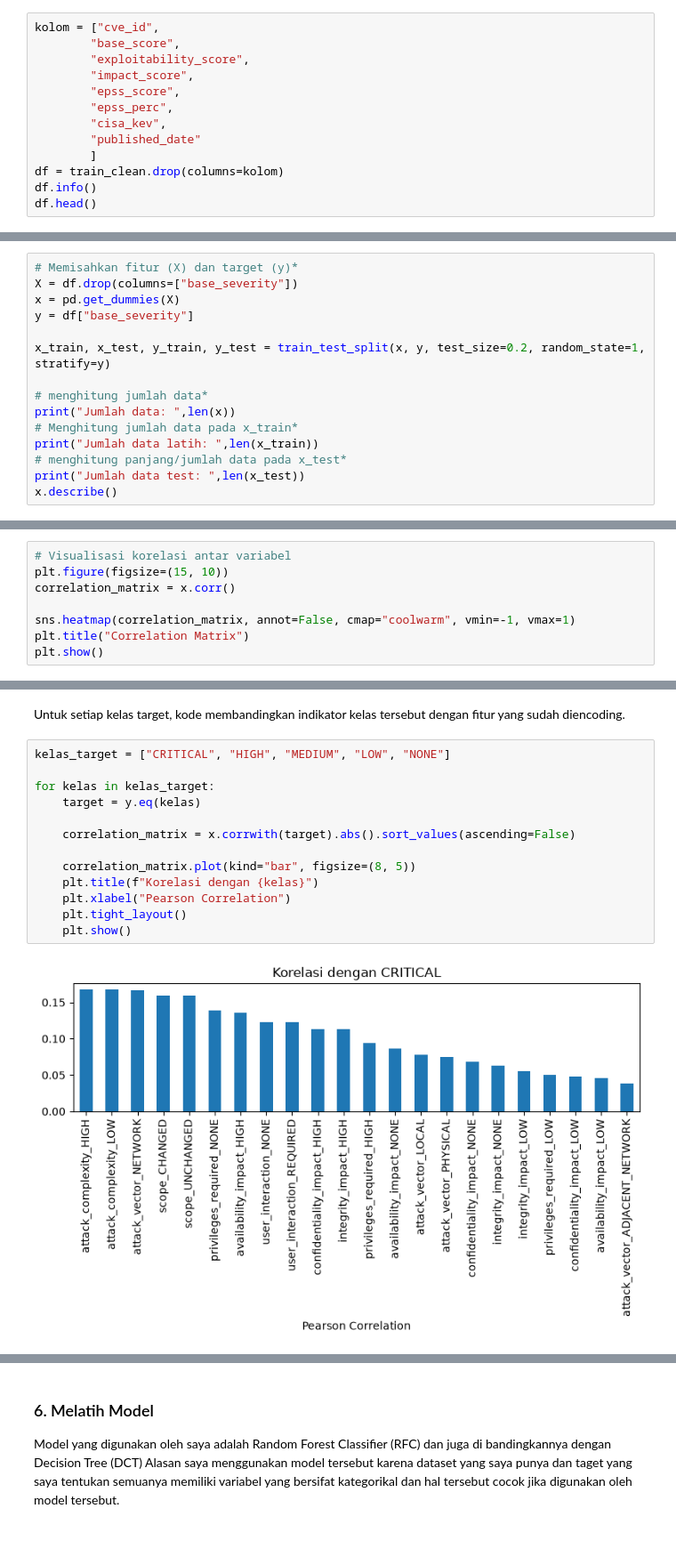
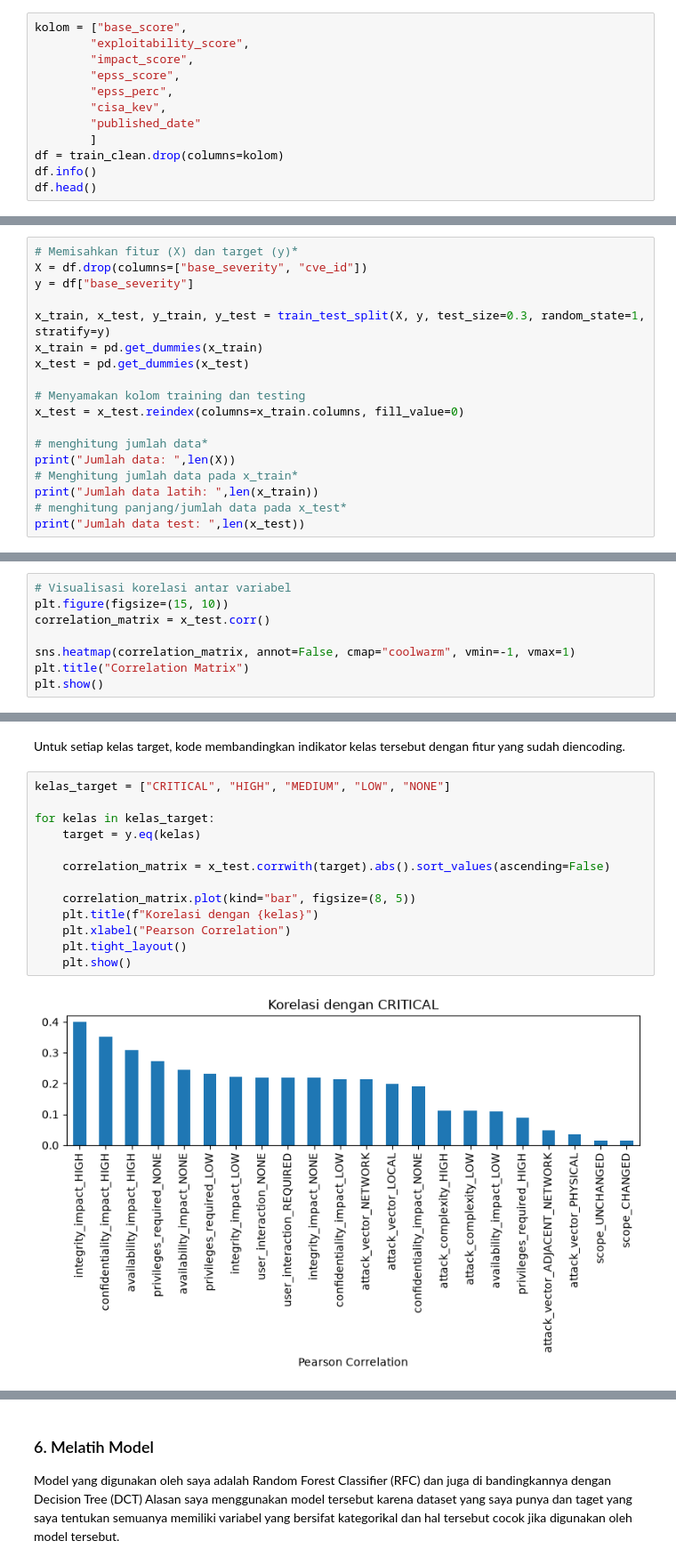
Before and after one commit to noata5505/Tugas-Mechine-Learning, a Jupyter notebook: projek.ipynb, the cells around one changed output, grey strips where cells are left out. Shown at 89% size. Cells and saved outputs as stored; diff of their text form; blank space fills up the shorter version.

```diff
--- a/projek.ipynb
+++ b/projek.ipynb
@@ -261,8 +271,7 @@ dtype: int64
 # %% [markdown]
 Menghapus kolom yang sudah dipilih dari dataset, lalu melihat struktur data yang tersisa untuk analisis berikutnya.
 # %%
-kolom = ["cve_id",
-        "base_score",
+kolom = ["base_score",
         "exploitability_score",
         "impact_score",
         "epss_score",
@@ -348,16 +387,19 @@ Split di lakukan dengan memisahkan target dan fitur terlebih dahulu, lalu sebelu
 # %%
 # Memisahkan fitur (X) dan target (y)*
-X = df.drop(columns=["base_severity"])
-x = pd.get_dummies(X)
+X = df.drop(columns=["base_severity", "cve_id"])
 y = df["base_severity"]
 
-x_train, x_test, y_train, y_test = train_test_split(x, y, test_size=0.2, random_state=1, stratify=y)
+x_train, x_test, y_train, y_test = train_test_split(X, y, test_size=0.3, random_state=1, stratify=y)
+x_train = pd.get_dummies(x_train)
+x_test = pd.get_dummies(x_test)
+
+# Menyamakan kolom training dan testing
+x_test = x_test.reindex(columns=x_train.columns, fill_value=0)
 
 # menghitung jumlah data*
-print("Jumlah data: ",len(x))
+print("Jumlah data: ",len(X))
 # Menghitung jumlah data pada x_train*
 print("Jumlah data latih: ",len(x_train))
 # menghitung panjang/jumlah data pada x_test*
 print("Jumlah data test: ",len(x_test))
-x.describe()
 # %% [output]
@@ -376,7 +416,7 @@ Melihat korelasi menggunakan heatmap dan melihat korelasi fitur dengan target be
 # %%
 # Visualisasi korelasi antar variabel
 plt.figure(figsize=(15, 10))
-correlation_matrix = x.corr()
+correlation_matrix = x_test.corr()
 
 sns.heatmap(correlation_matrix, annot=False, cmap="coolwarm", vmin=-1, vmax=1)
 plt.title("Correlation Matrix")
@@ -388,15 +428,15 @@ Untuk setiap kelas target, kode membandingkan indikator kelas tersebut dengan fi
 # %%
 kelas_target = ["CRITICAL", "HIGH", "MEDIUM", "LOW", "NONE"]
 
 for kelas in kelas_target:
     target = y.eq(kelas)
 
-    correlation_matrix = x.corrwith(target).abs().sort_values(ascending=False)
+    correlation_matrix = x_test.corrwith(target).abs().sort_values(ascending=False)
 
     correlation_matrix.plot(kind="bar", figsize=(8, 5))
     plt.title(f"Korelasi dengan {kelas}")
     plt.xlabel("Pearson Correlation")
     plt.tight_layout()
     plt.show()
 # %% [output]
-[figure, old version]
+[figure, new version]
```
Also changed, not shown: parts of 20 cells of this notebook.
